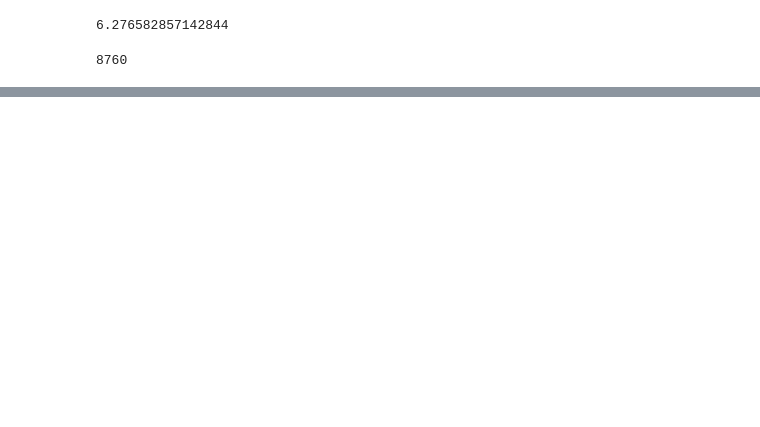
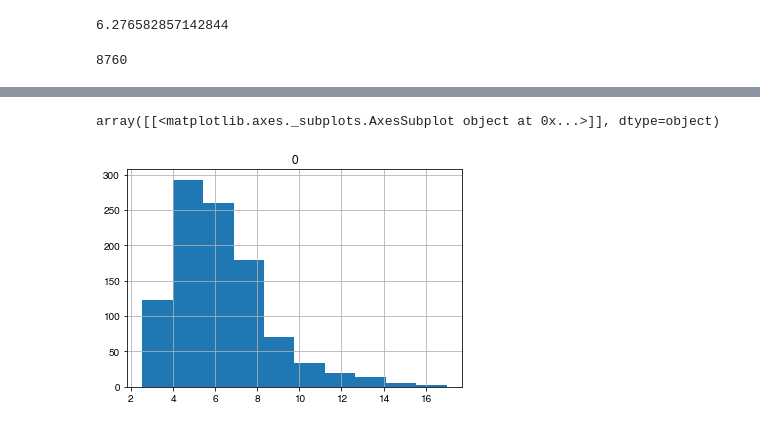
Before and after one commit to dpaolella/airproj, a Jupyter notebook: sandbox.ipynb, the cells around one changed output, grey strips where cells are left out. Cells and saved outputs as stored; diff of their text form; code cells hidden in the pictures; blank space fills up the shorter version.

```diff
--- a/sandbox.ipynb
+++ b/sandbox.ipynb
@@ -33,3 +150,13 @@ for i in range(20):
+# %%
+sampleAvgs2 = []
+for i in range(1000):
+    sampleAvgs2.append(np.mean(data.sample(n=5).pm))
+# %%
+df2 = pd.DataFrame(sampleAvgs2)
+df2.hist()
+# %% [output]
+array([[<matplotlib.axes._subplots.AxesSubplot object at 0x...>]], dtype=object)
+[figure, added]
 # %%
 df = pd.DataFrame(sampleAvgs)
 df.hist()
```
Also changed, not shown: parts of 25 cells of this notebook.
